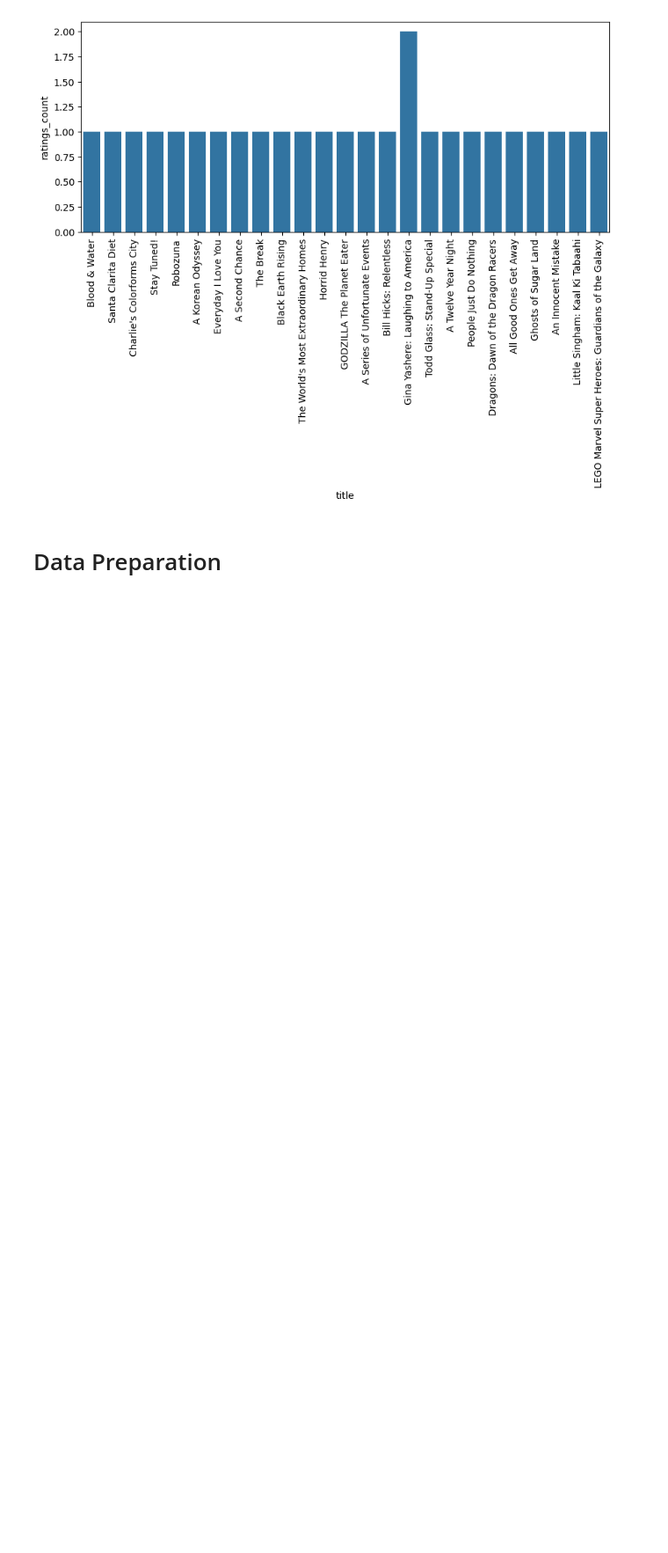
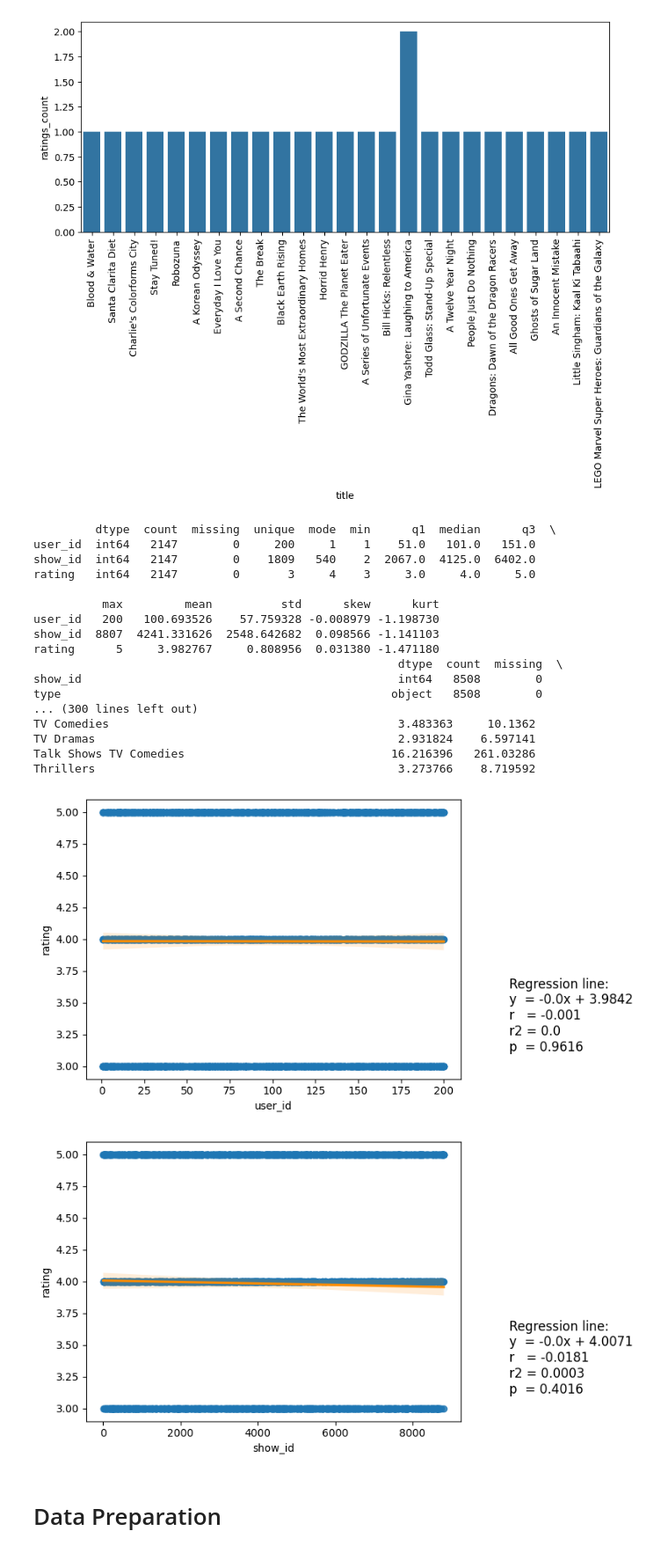
Before and after one commit to TaytGodwin/INTEX2025, a Jupyter notebook: ml_python/movie_page.ipynb, the cells around one changed output. Shown at 88% size. Cells and saved outputs as stored; diff of their text form; code cells hidden in the pictures; blank space fills up the shorter version.

Commit message:
Updated ML Pipeline

```diff
--- a/ml_python/movie_page.ipynb
+++ b/ml_python/movie_page.ipynb
@@ -233,6 +565,35 @@ dtype: int64
 [figure]
 [figure]
 [figure]
+# %%
+# Pipeline automation for the future
+df_results = univariate_stats(df_ratings)
+print(df_results)
+
+df_results = univariate_stats(df_titles)
+print(df_results)
+
+df_results = bivariate(df_ratings, 'rating')
+# %% [output]
+         dtype  count  missing  unique  mode  min      q1  median      q3  \
+user_id  int64   2147        0     200     1    1    51.0   101.0   151.0
+show_id  int64   2147        0    1809   540    2  2067.0  4125.0  6402.0
+rating   int64   2147        0       3     4    3     3.0     4.0     5.0
+
+          max         mean          std      skew      kurt
+user_id   200   100.693526    57.759328 -0.008979 -1.198730
+show_id  8807  4241.331626  2548.642682  0.098566 -1.141103
+rating      5     3.982767     0.808956  0.031380 -1.471180
+                                                     dtype  count  missing  \
+show_id                                              int64   8508        0
+type                                                object   8508        0
+... (300 lines left out)
+TV Comedies                                          3.483363     10.1362
+TV Dramas                                            2.931824    6.597141
+Talk Shows TV Comedies                              16.216396   261.03286
+Thrillers                                            3.273766    8.719592
+[figure, added]
+[figure, added]
 # %% [markdown]
 # Data Preparation
 # %%
```
Also changed, not shown: parts of 9 cells of this notebook, 1 other file.
